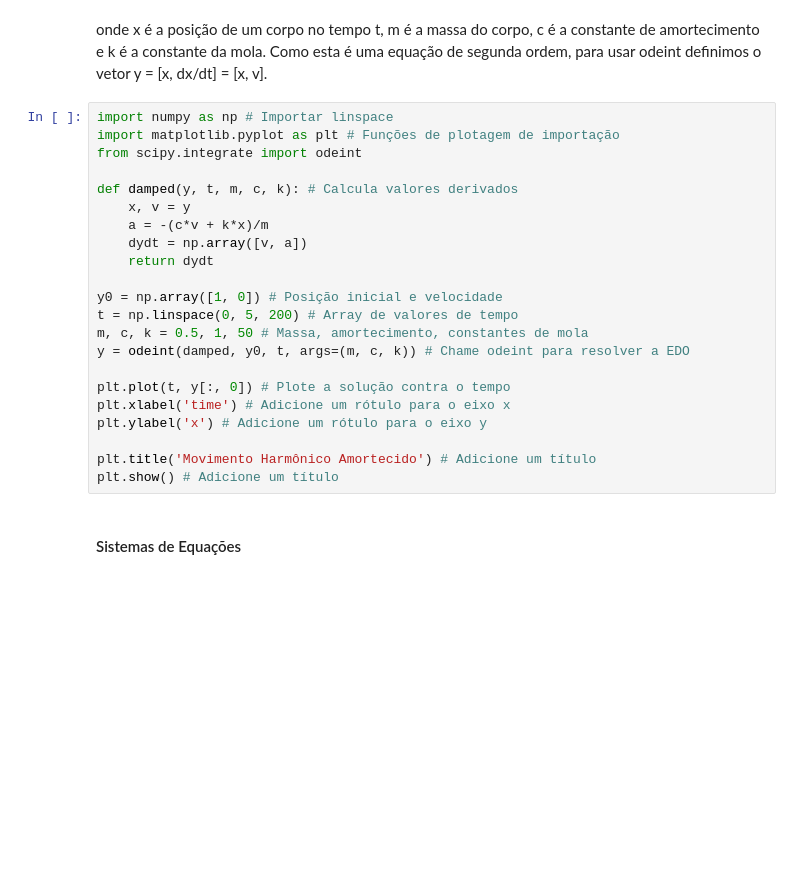
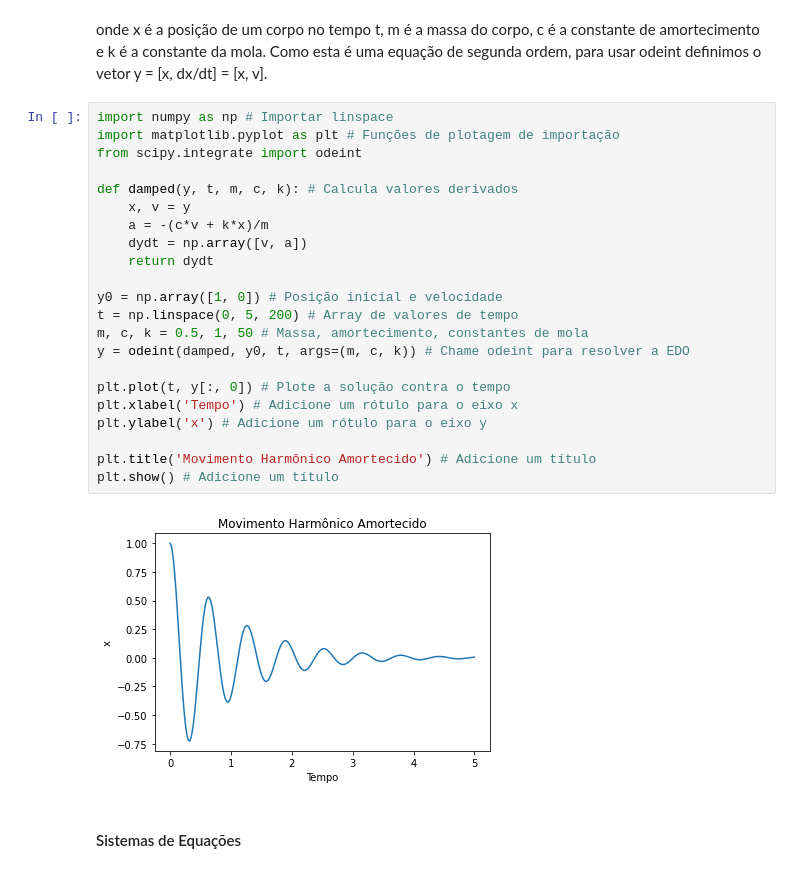
Before and after one commit to caiquemiranda/scientific-mathematical-computing-python, a Jupyter notebook: 07-Equações_diferenciais.ipynb, the cells around one changed output. Cells and saved outputs as stored; diff of their text form; blank space fills up the shorter version.

```diff
--- a/07-Equações_diferenciais.ipynb
+++ b/07-Equações_diferenciais.ipynb
@@ -34,25 +36,27 @@ definimos o vetor y = [x, dx/dt] = [x, v].
 # %%
 import numpy as np # Importar linspace
 import matplotlib.pyplot as plt # Funções de plotagem de importação
 from scipy.integrate import odeint
 
 def damped(y, t, m, c, k): # Calcula valores derivados
     x, v = y
     a = -(c*v + k*x)/m
     dydt = np.array([v, a])
     return dydt
 
 y0 = np.array([1, 0]) # Posição inicial e velocidade
 t = np.linspace(0, 5, 200) # Array de valores de tempo
 m, c, k = 0.5, 1, 50 # Massa, amortecimento, constantes de mola
 y = odeint(damped, y0, t, args=(m, c, k)) # Chame odeint para resolver a EDO
 
 plt.plot(t, y[:, 0]) # Plote a solução contra o tempo
-plt.xlabel('time') # Adicione um rótulo para o eixo x
+plt.xlabel('Tempo') # Adicione um rótulo para o eixo x
 plt.ylabel('x') # Adicione um rótulo para o eixo y
 
 plt.title('Movimento Harmônico Amortecido') # Adicione um título
 plt.show() # Adicione um título
+# %% [output]
+[figure, added]
 # %% [markdown]
 #### Sistemas de Equações
 # %% [markdown]
```
Also changed, not shown: parts of 3 cells of this notebook.
